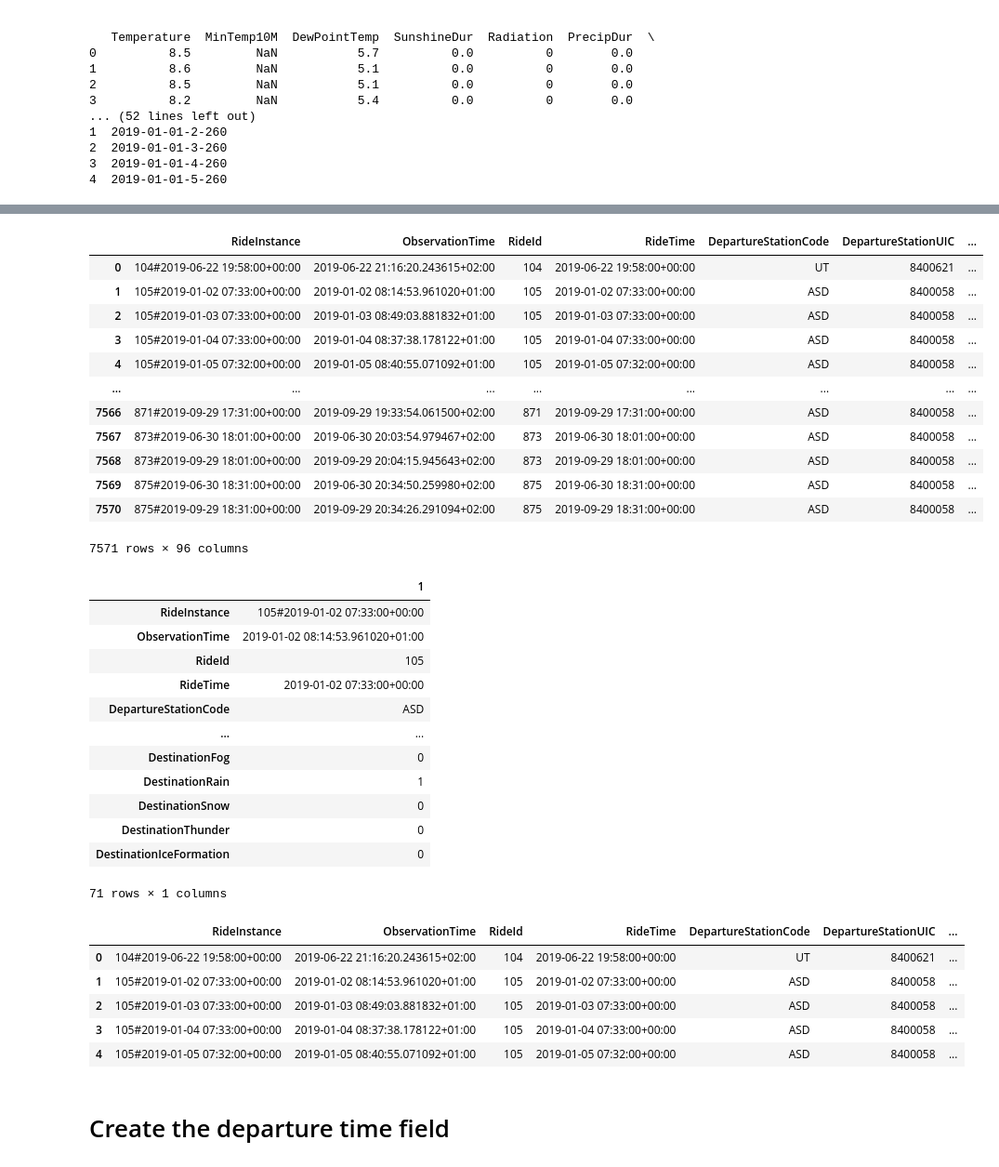
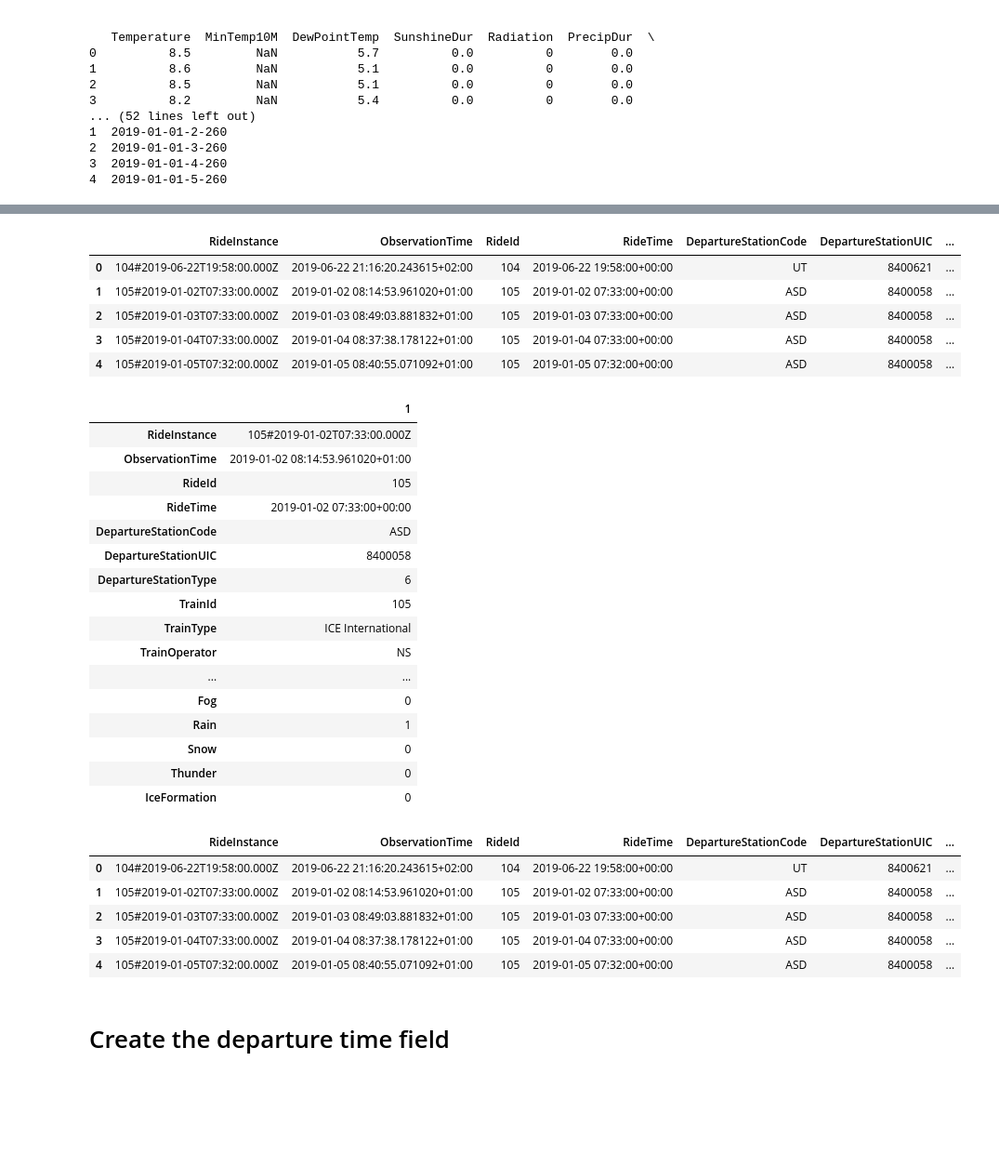
Before and after one commit to BondarencoM/DestinationStation, a Jupyter notebook: provisioning/Data_merge.ipynb, the cells around one changed output, grey strips where cells are left out. Shown at 93% size. Cells and saved outputs as stored; diff of their text form; code cells hidden in the pictures; blank space fills up the shorter version.

```diff
--- a/provisioning/Data_merge.ipynb
+++ b/provisioning/Data_merge.ipynb
@@ -253,3 +253,5 @@ dfa.head()
+# %%
+dfa = dfa.drop(columns=['Unnamed: 0'])
 # %%
 dfa.sort_values(['RideInstance', 'ActualArrivalTime'], ascending = True, inplace = True)
 dfa.head()
@@ -373,48 +372,45 @@ result_weather
 # %%
 # merge weather with train data
-result = pd.merge(dfa,result_weather, on = 'WeatherKey', how='left')
-result
+dfa = pd.merge(dfa,result_weather, on = 'WeatherKey', how='left')
+dfa.head()
 # %% [output]
 |  | RideInstance | ObservationTime | RideId | RideTime | DepartureStationCode | DepartureStationUIC | ... |
-| 0 | 104#2019-06-22 19:58:00+00:00 | 2019-06-22 21:16:20.243615+02:00 | 104 | 2019-06-22 19:58:00+00:00 | UT | 8400621 | ... |
-| 1 | 105#2019-01-02 07:33:00+00:00 | 2019-01-02 08:14:53.961020+01:00 | 105 | 2019-01-02 07:33:00+00:00 | ASD | 8400058 | ... |
-| 2 | 105#2019-01-03 07:33:00+00:00 | 2019-01-03 08:49:03.881832+01:00 | 105 | 2019-01-03 07:33:00+00:00 | ASD | 8400058 | ... |
-| 3 | 105#2019-01-04 07:33:00+00:00 | 2019-01-04 08:37:38.178122+01:00 | 105 | 2019-01-04 07:33:00+00:00 | ASD | 8400058 | ... |
-| 4 | 105#2019-01-05 07:32:00+00:00 | 2019-01-05 08:40:55.071092+01:00 | 105 | 2019-01-05 07:32:00+00:00 | ASD | 8400058 | ... |
-| ... | ... | ... | ... | ... | ... | ... | ... |
-| 7566 | 871#2019-09-29 17:31:00+00:00 | 2019-09-29 19:33:54.061500+02:00 | 871 | 2019-09-29 17:31:00+00:00 | ASD | 8400058 | ... |
-| 7567 | 873#2019-06-30 18:01:00+00:00 | 2019-06-30 20:03:54.979467+02:00 | 873 | 2019-06-30 18:01:00+00:00 | ASD | 8400058 | ... |
-| 7568 | 873#2019-09-29 18:01:00+00:00 | 2019-09-29 20:04:15.945643+02:00 | 873 | 2019-09-29 18:01:00+00:00 | ASD | 8400058 | ... |
-| 7569 | 875#2019-06-30 18:31:00+00:00 | 2019-06-30 20:34:50.259980+02:00 | 875 | 2019-06-30 18:31:00+00:00 | ASD | 8400058 | ... |
-| 7570 | 875#2019-09-29 18:31:00+00:00 | 2019-09-29 20:34:26.291094+02:00 | 875 | 2019-09-29 18:31:00+00:00 | ASD | 8400058 | ... |
+| 0 | 104#2019-06-22T19:58:00.000Z | 2019-06-22 21:16:20.243615+02:00 | 104 | 2019-06-22 19:58:00+00:00 | UT | 8400621 | ... |
+| 1 | 105#2019-01-02T07:33:00.000Z | 2019-01-02 08:14:53.961020+01:00 | 105 | 2019-01-02 07:33:00+00:00 | ASD | 8400058 | ... |
+| 2 | 105#2019-01-03T07:33:00.000Z | 2019-01-03 08:49:03.881832+01:00 | 105 | 2019-01-03 07:33:00+00:00 | ASD | 8400058 | ... |
+| 3 | 105#2019-01-04T07:33:00.000Z | 2019-01-04 08:37:38.178122+01:00 | 105 | 2019-01-04 07:33:00+00:00 | ASD | 8400058 | ... |
+| 4 | 105#2019-01-05T07:32:00.000Z | 2019-01-05 08:40:55.071092+01:00 | 105 | 2019-01-05 07:32:00+00:00 | ASD | 8400058 | ... |
-7571 rows × 96 columns
 # %%
 dfa.iloc[1].to_frame()
 # %% [output]
 |  | 1 |
-| RideInstance | 105#2019-01-02 07:33:00+00:00 |
+| RideInstance | 105#2019-01-02T07:33:00.000Z |
 | ObservationTime | 2019-01-02 08:14:53.961020+01:00 |
 | RideId | 105 |
 | RideTime | 2019-01-02 07:33:00+00:00 |
 | DepartureStationCode | ASD |
+| DepartureStationUIC | 8400058 |
+| DepartureStationType | 6 |
+| TrainId | 105 |
+| TrainType | ICE International |
+| TrainOperator | NS |
 | ... | ... |
-| DestinationFog | 0 |
-| DestinationRain | 1 |
-| DestinationSnow | 0 |
-| DestinationThunder | 0 |
-| DestinationIceFormation | 0 |
+| Fog | 0 |
+| Rain | 1 |
+| Snow | 0 |
+| Thunder | 0 |
+| IceFormation | 0 |
-71 rows × 1 columns
 # %%
 dfa = rename_weather('Departure', dfa)
 # %%
 dfa.head()
 # %% [output]
 |  | RideInstance | ObservationTime | RideId | RideTime | DepartureStationCode | DepartureStationUIC | ... |
-| 0 | 104#2019-06-22 19:58:00+00:00 | 2019-06-22 21:16:20.243615+02:00 | 104 | 2019-06-22 19:58:00+00:00 | UT | 8400621 | ... |
-| 1 | 105#2019-01-02 07:33:00+00:00 | 2019-01-02 08:14:53.961020+01:00 | 105 | 2019-01-02 07:33:00+00:00 | ASD | 8400058 | ... |
-| 2 | 105#2019-01-03 07:33:00+00:00 | 2019-01-03 08:49:03.881832+01:00 | 105 | 2019-01-03 07:33:00+00:00 | ASD | 8400058 | ... |
-| 3 | 105#2019-01-04 07:33:00+00:00 | 2019-01-04 08:37:38.178122+01:00 | 105 | 2019-01-04 07:33:00+00:00 | ASD | 8400058 | ... |
-| 4 | 105#2019-01-05 07:32:00+00:00 | 2019-01-05 08:40:55.071092+01:00 | 105 | 2019-01-05 07:32:00+00:00 | ASD | 8400058 | ... |
+| 0 | 104#2019-06-22T19:58:00.000Z | 2019-06-22 21:16:20.243615+02:00 | 104 | 2019-06-22 19:58:00+00:00 | UT | 8400621 | ... |
+| 1 | 105#2019-01-02T07:33:00.000Z | 2019-01-02 08:14:53.961020+01:00 | 105 | 2019-01-02 07:33:00+00:00 | ASD | 8400058 | ... |
+| 2 | 105#2019-01-03T07:33:00.000Z | 2019-01-03 08:49:03.881832+01:00 | 105 | 2019-01-03 07:33:00+00:00 | ASD | 8400058 | ... |
+| 3 | 105#2019-01-04T07:33:00.000Z | 2019-01-04 08:37:38.178122+01:00 | 105 | 2019-01-04 07:33:00+00:00 | ASD | 8400058 | ... |
+| 4 | 105#2019-01-05T07:32:00.000Z | 2019-01-05 08:40:55.071092+01:00 | 105 | 2019-01-05 07:32:00+00:00 | ASD | 8400058 | ... |
 # %% [markdown]
 # Create the departure time field
 # %%
```
Also changed, not shown: parts of 18 cells of this notebook, 2 other files.
